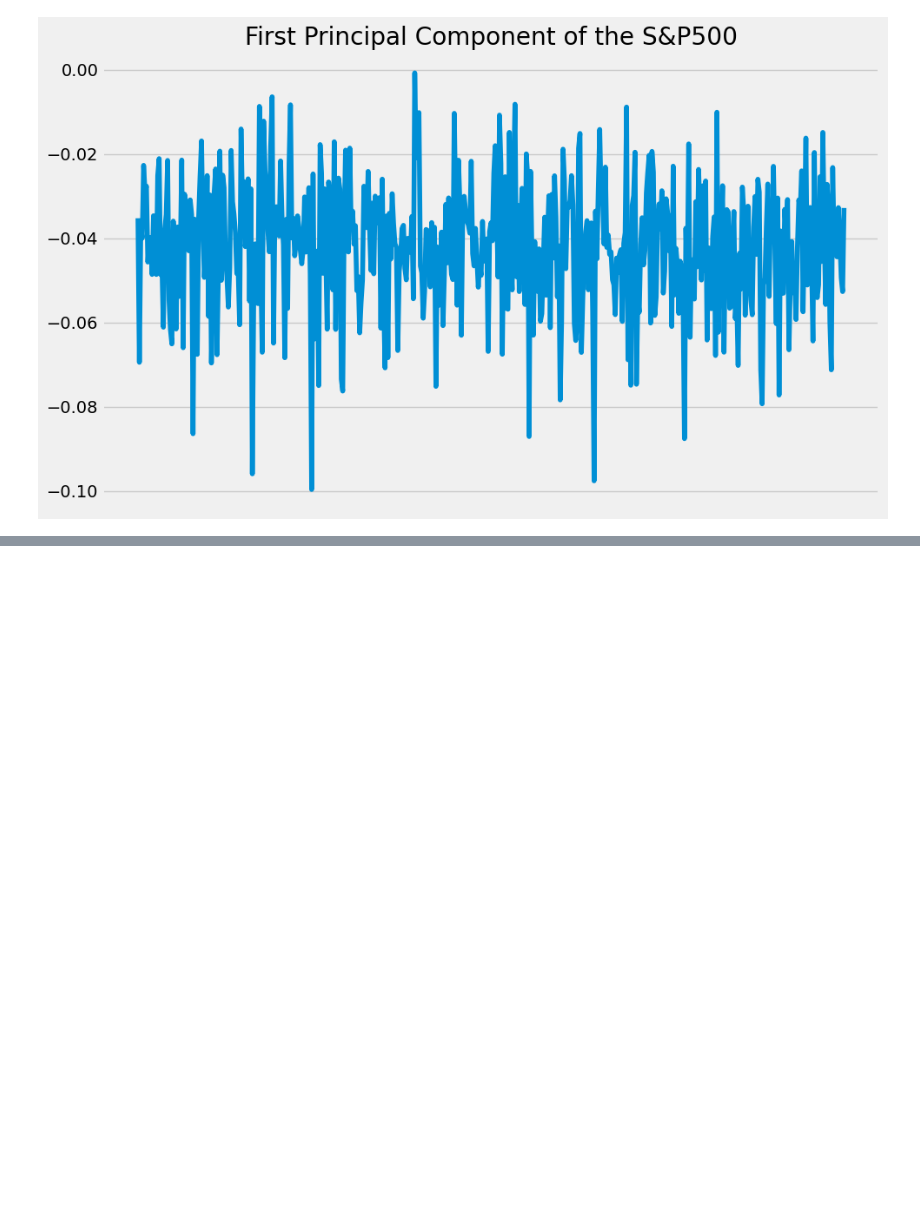
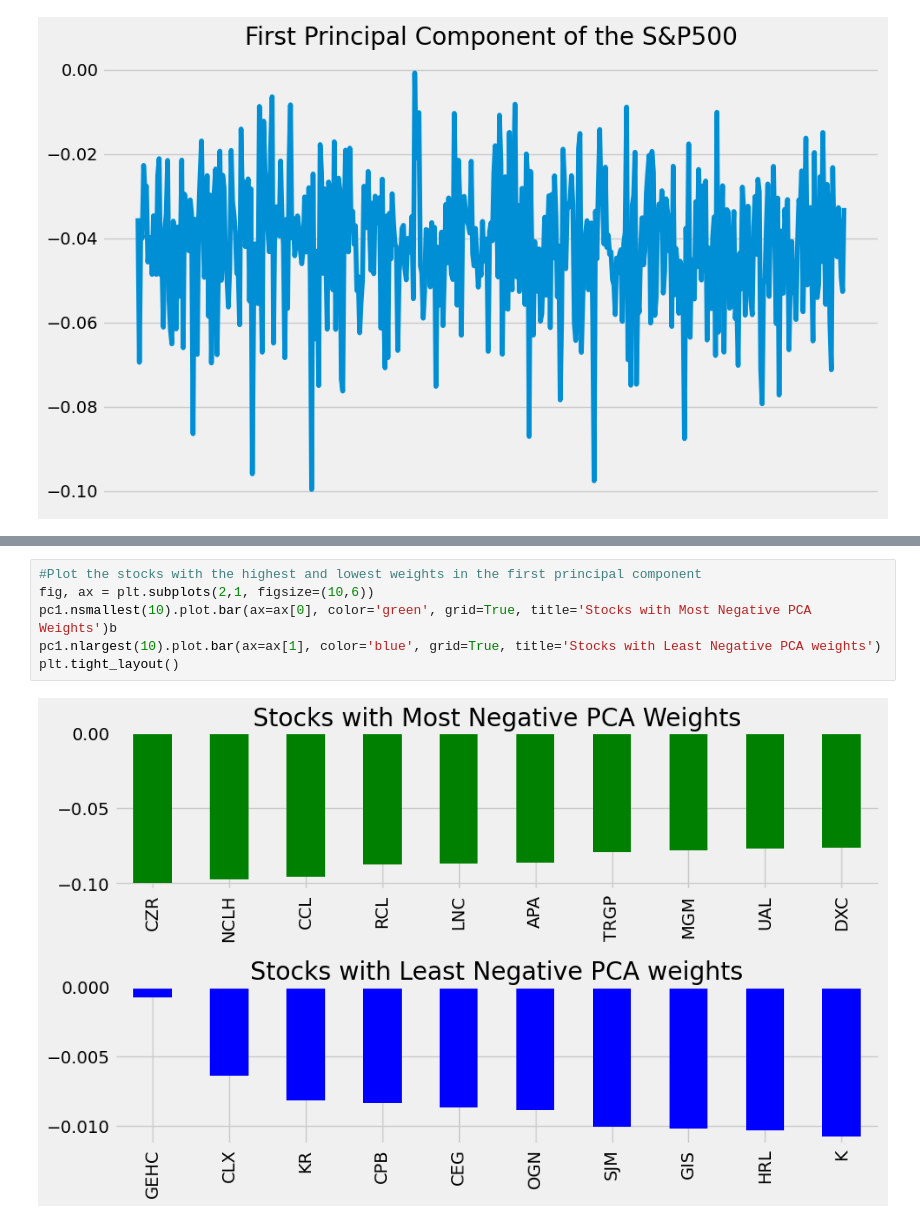
Before and after one commit to amaboh/Machine_learning_in_finance, a Jupyter notebook: PCA for Trading strategies/PCA_for_stock_portfolio.ipynb, the cells around one changed output, grey strips where cells are left out. Drawn from its saved outputs; the diff is of its cells as text; blank space fills up the shorter version.

```diff
--- a/Untitled Folder/PCA_for_stock_price_pediction.ipynb
+++ b/PCA for Trading strategies/PCA_for_stock_portfolio.ipynb
@@ -79,0 +83,8 @@ plt.savefig
+# %%
+#Plot the stocks with the highest and lowest weights in the first principal component
+fig, ax = plt.subplots(2,1, figsize=(10,6))
+pc1.nsmallest(10).plot.bar(ax=ax[0], color='green', grid=True, title='Stocks with Most Negative PCA Weights')b
+pc1.nlargest(10).plot.bar(ax=ax[1], color='blue', grid=True, title='Stocks with Least Negative PCA weights')
+plt.tight_layout()
+# %% [output]
+[figure, added]
```
Also changed, not shown: parts of 4 cells of this notebook, 2 other files.
